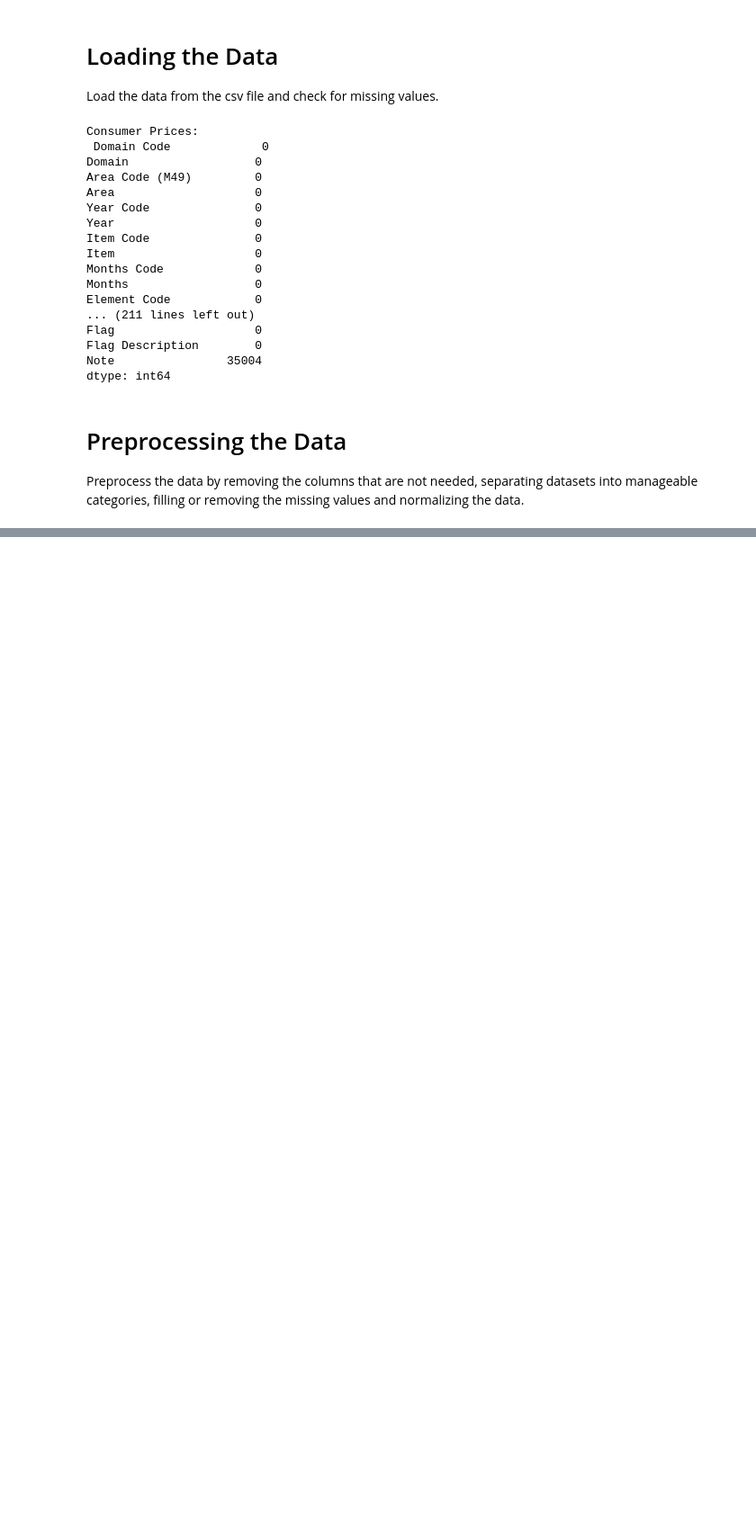
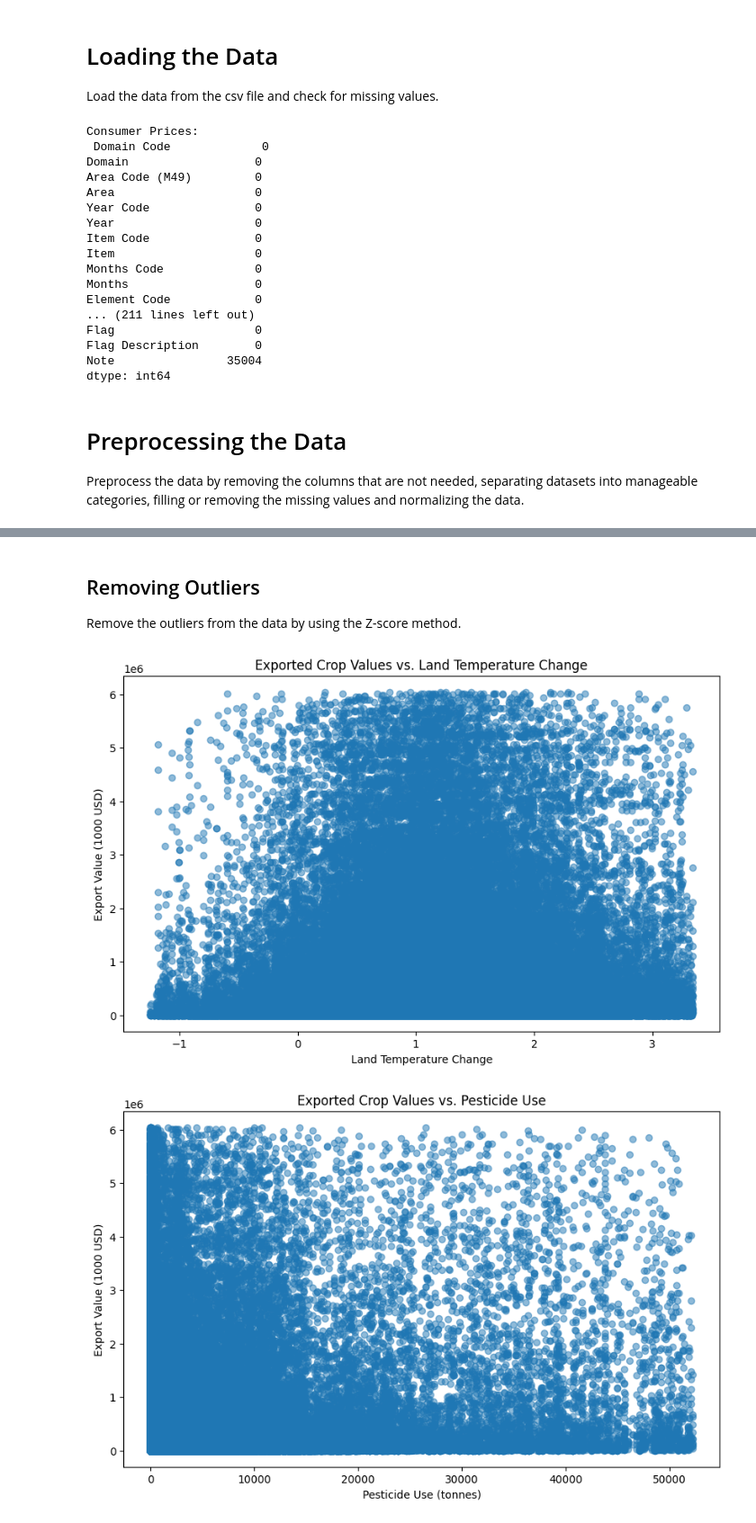
Before and after one commit to tnaccarato/Crop-Forcasting-MLP, a Jupyter notebook: MLP.ipynb, the cells around one changed output, grey strips where cells are left out. Shown: that part at 90% size. Drawn from its saved outputs; the diff is of its cells as text; code cells hidden in the pictures; blank space fills up the shorter version.

```diff
--- a/MLP.ipynb
+++ b/MLP.ipynb
@@ -124,7 +129,13 @@ See the caveats in the documentation: https://pandas.pydata.org/pandas-docs/stab
 # %%
 # Impute missing values in land_temperature_change using mean of the country
-land_temperature_change_cleaned = land_temperature_change
+land_temperature_change_cleaned = land_temperature_change# Impute missing values with the mean of their respective country
 land_temperature_change_cleaned['Value'] = land_temperature_change_cleaned.groupby('Area')['Value'].transform(lambda x: x.fillna(x.mean()))
-# Handle remaining missing values by filling with overall mean as no country mean is available
+
+# Compute the overall mean
 overall_mean = land_temperature_change_cleaned['Value'].mean()
-land_temperature_change = land_temperature_change_cleaned['Value'].fillna(overall_mean)
+# Impute remaining missing values with the overall mean
+land_temperature_change_cleaned['Value'] = land_temperature_change_cleaned['Value'].fillna(overall_mean)
+
+# Converts back to a dataframe and removes the 'Flag' and 'Flag Description' columns as they are not needed
+land_temperature_change_cleaned = pd.DataFrame(land_temperature_change_cleaned)
+land_temperature_change_cleaned.drop(columns=['Flag', 'Flag Description'], inplace=True)
@@ -132,0 +272,4 @@ land_temperature_change = land_temperature_change_cleaned['Value'].fillna(overal
+# %% [markdown]
+## Removing Outliers
+
+Remove the outliers from the data by using the Z-score method.
@@ -132,0 +326,44 @@ land_temperature_change = land_temperature_change_cleaned['Value'].fillna(overal
+# %%
+export_food_trade_temperatures = pd.merge(food_trade_exports, land_temperature_change_cleaned, on=['Area', 'Year'], how='inner')
+export_food_pesticides = pd.merge(food_trade_exports, pesticides_use, on=['Area', 'Year'], how='inner')
+
+plt.figure(figsize=(10, 6))
+plt.scatter(export_food_trade_temperatures['Value_y'], export_food_trade_temperatures['Value_x'], alpha=0.5)
+plt.title('Exported Crop Values vs. Land Temperature Change')
+plt.xlabel('Land Temperature Change')
+plt.ylabel('Export Value (1000 USD)')
+plt.figure(figsize=(10, 6))
+plt.scatter(export_food_pesticides['Value_y'], export_food_pesticides['Value_x'], alpha=0.5)
+plt.title('Exported Crop Values vs. Pesticide Use')
+plt.xlabel('Pesticide Use (tonnes)')
+plt.ylabel('Export Value (1000 USD)')
+plt.show()
+
+merged_data = pd.merge(export_food_trade_temperatures, export_food_pesticides, on=['Area', 'Year'], how='inner')
+
+# Use a linear regression model to predict the exported food balances based on the land temperature change
+from sklearn.linear_model import LinearRegression
+from sklearn.model_selection import train_test_split
+from sklearn.metrics import mean_squared_error
+
+X = export_food_trade_temperatures['Value_y'].values.reshape(-1, 1)
+y = export_food_trade_temperatures['Value_x'].values
+
+X_train, X_test, y_train, y_test = train_test_split(X, y, test_size=0.2, random_state=42)
+
+model = LinearRegression()
+model.fit(X_train, y_train)
+
+y_pred = model.predict(X_test)
+
+plt.figure(figsize=(10, 6))
+plt.scatter(X_test, y_test, alpha=0.5, label='Actual')
+plt.scatter(X_test, y_pred, alpha=0.5, label='Predicted')
+plt.title('Exported Crop Values vs. Land Temperature Change')
+plt.xlabel('Land Temperature Change')
+plt.ylabel('Export Value (1000 USD)')
+plt.legend()
+plt.show()
+# %% [output]
+[figure, added]
+[figure, added]
```
Also changed, not shown: parts of 6 cells of this notebook.
